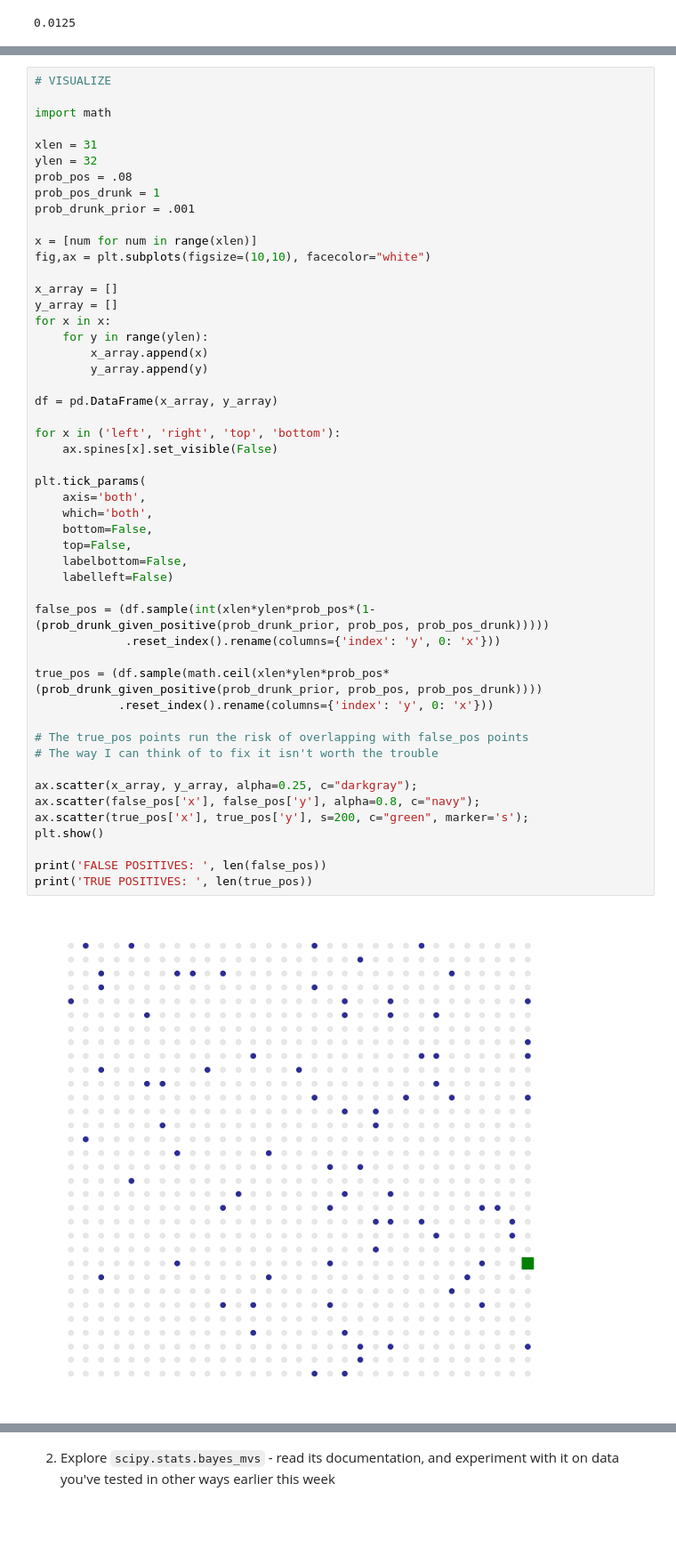
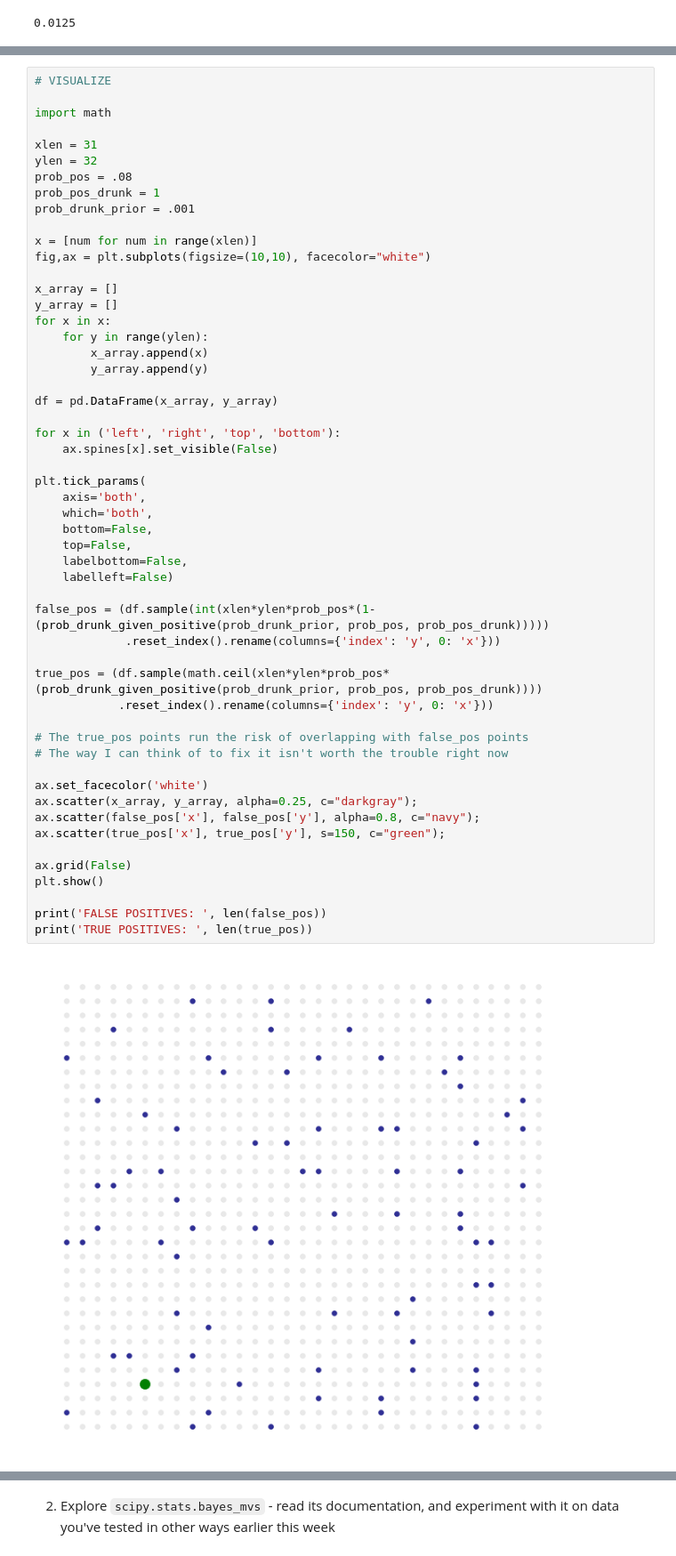
Before and after one commit to garretbassett/DS-Unit-1-Sprint-3-Statistical-Tests-and-Experiments, a Jupyter notebook: module3-introduction-to-bayesian-inference/Garret_Bassett_LS_DS_143_Introduction_to_Bayesian_Inference.ipynb, the cells around one changed output, grey strips where cells are left out. Shown at 89% size. Saved outputs shown, nothing was run; the diff lists cells and outputs as text; blank space fills up the shorter version.

```diff
--- a/module3-introduction-to-bayesian-inference/Garret_Bassett_LS_DS_143_Introduction_to_Bayesian_Inference.ipynb
+++ b/module3-introduction-to-bayesian-inference/Garret_Bassett_LS_DS_143_Introduction_to_Bayesian_Inference.ipynb
@@ -259,36 +258,39 @@ for x in x:
         y_array.append(y)
 
 df = pd.DataFrame(x_array, y_array)
 
 for x in ('left', 'right', 'top', 'bottom'):
     ax.spines[x].set_visible(False)
 
 plt.tick_params(
     axis='both',
     which='both',
     bottom=False,
     top=False,
     labelbottom=False,
     labelleft=False)
 
 false_pos = (df.sample(int(xlen*ylen*prob_pos*(1-(prob_drunk_given_positive(prob_drunk_prior, prob_pos, prob_pos_drunk)))))
              .reset_index().rename(columns={'index': 'y', 0: 'x'}))
 
 true_pos = (df.sample(math.ceil(xlen*ylen*prob_pos*(prob_drunk_given_positive(prob_drunk_prior, prob_pos, prob_pos_drunk))))
             .reset_index().rename(columns={'index': 'y', 0: 'x'}))
 
 # The true_pos points run the risk of overlapping with false_pos points
-# The way I can think of to fix it isn't worth the trouble
+# The way I can think of to fix it isn't worth the trouble right now
 
+ax.set_facecolor('white')
 ax.scatter(x_array, y_array, alpha=0.25, c="darkgray");
 ax.scatter(false_pos['x'], false_pos['y'], alpha=0.8, c="navy");
-ax.scatter(true_pos['x'], true_pos['y'], s=200, c="green", marker='s');
+ax.scatter(true_pos['x'], true_pos['y'], s=150, c="green");
+
+ax.grid(False)
 plt.show()
 
 print('FALSE POSITIVES: ', len(false_pos))
 print('TRUE POSITIVES: ', len(true_pos))
 # %% [output]
-[figure, old version]
+[figure, new version]
 FALSE POSITIVES:  78
 TRUE POSITIVES:  1
 # %% [markdown]
```
Also changed, not shown: parts of 22 cells of this notebook.
